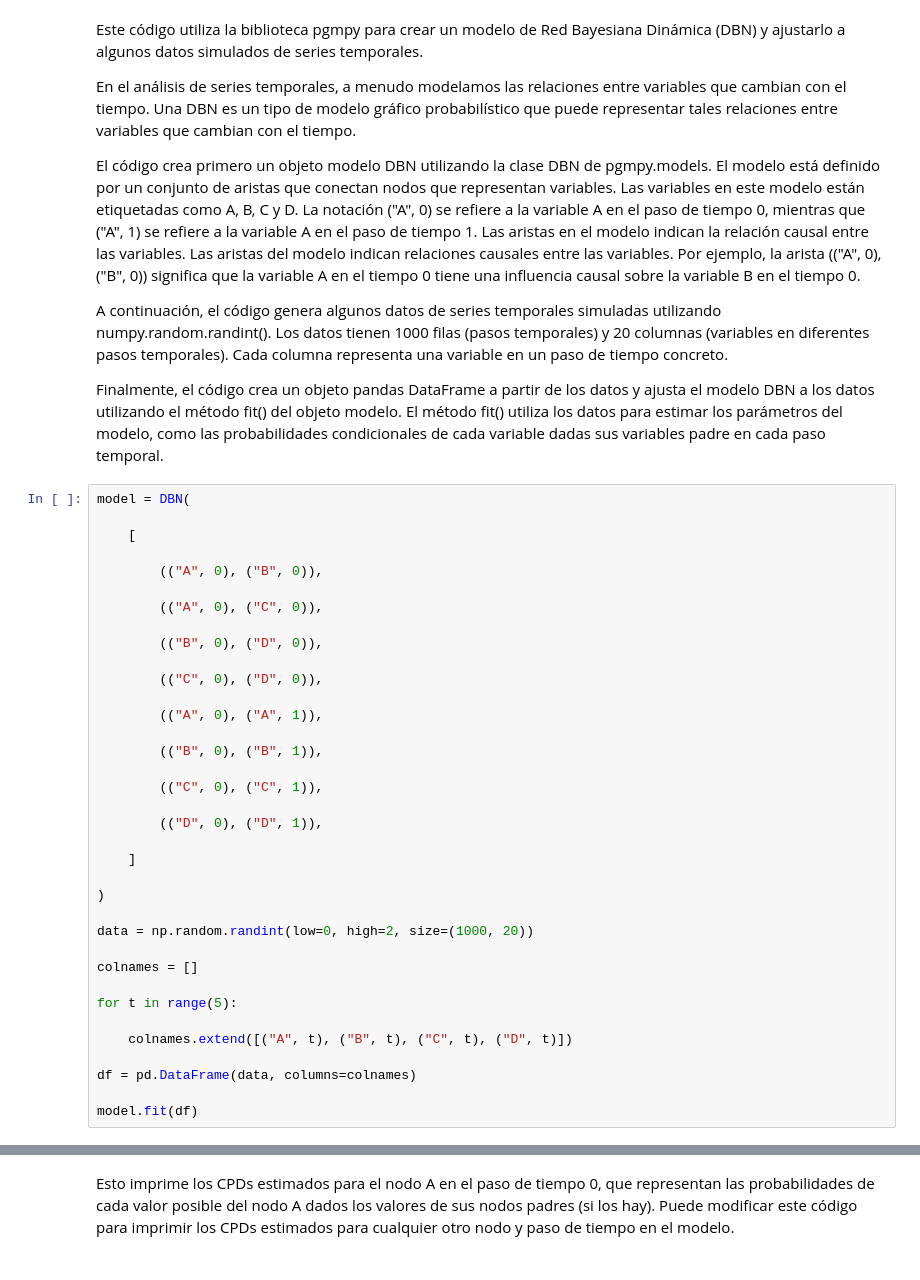
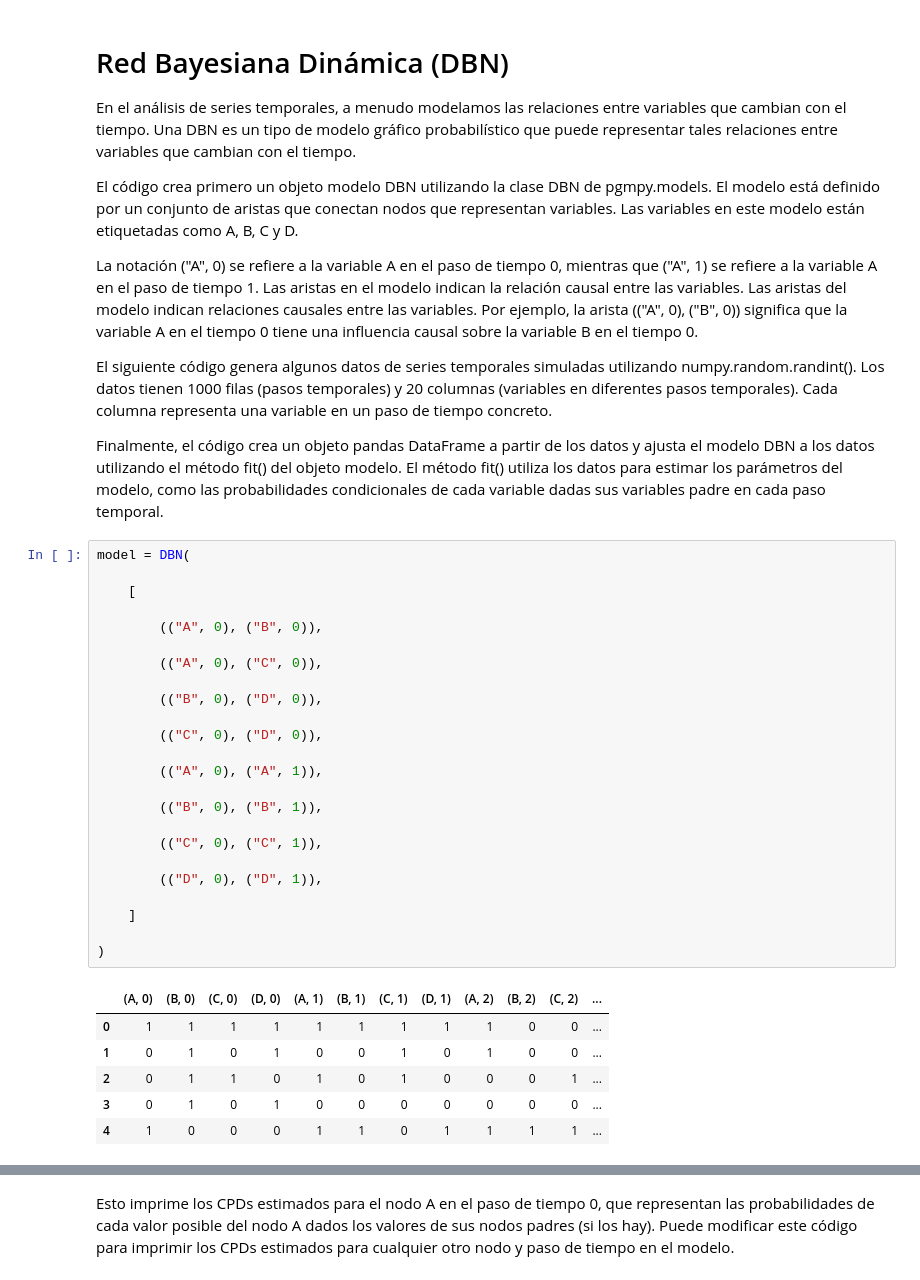
Before and after one commit to igomezv/RazonamientoProbabilistico, a Jupyter notebook: L2_3_RedesBayesianasDinamicas.ipynb, the cells around one changed output, grey strips where cells are left out. Cells and saved outputs as stored; diff of their text form.

```diff
--- a/L2_3_RedesBayesianasDinamicas.ipynb
+++ b/L2_3_RedesBayesianasDinamicas.ipynb
@@ -9,46 +8,43 @@ from pgmpy.models import DynamicBayesianNetwork as DBN
 # %% [markdown]
-Este código utiliza la biblioteca pgmpy para crear un modelo de Red Bayesiana Dinámica (DBN) y ajustarlo a algunos datos simulados de series temporales.
+# Red Bayesiana Dinámica (DBN)
 
 En el análisis de series temporales, a menudo modelamos las relaciones entre variables que cambian con el tiempo. Una DBN es un tipo de modelo gráfico probabilístico que puede representar tales relaciones entre variables que cambian con el tiempo.
 
-El código crea primero un objeto modelo DBN utilizando la clase DBN de pgmpy.models. El modelo está definido por un conjunto de aristas que conectan nodos que representan variables. Las variables en este modelo están etiquetadas como A, B, C y D. La notación ("A", 0) se refiere a la variable A en el paso de tiempo 0, mientras que ("A", 1) se refiere a la variable A en el paso de tiempo 1. Las aristas en el modelo indican la relación causal entre las variables. Las aristas del modelo indican relaciones causales entre las variables. Por ejemplo, la arista (("A", 0), ("B", 0)) significa que la variable A en el tiempo 0 tiene una influencia causal sobre la variable B en el tiempo 0.
+El código crea primero un objeto modelo DBN utilizando la clase DBN de pgmpy.models. El modelo está definido por un conjunto de aristas que conectan nodos que representan variables. Las variables en este modelo están etiquetadas como A, B, C y D.
 
-A continuación, el código genera algunos datos de series temporales simuladas utilizando numpy.random.randint(). Los datos tienen 1000 filas (pasos temporales) y 20 columnas (variables en diferentes pasos temporales). Cada columna representa una variable en un paso de tiempo concreto.
+La notación ("A", 0) se refiere a la variable A en el paso de tiempo 0, mientras que ("A", 1) se refiere a la variable A en el paso de tiempo 1. Las aristas en el modelo indican la relación causal entre las variables. Las aristas del modelo indican relaciones causales entre las variables. Por ejemplo, la arista (("A", 0), ("B", 0)) significa que la variable A en el tiempo 0 tiene una influencia causal sobre la variable B en el tiempo 0.
+
+El siguiente código genera algunos datos de series temporales simuladas utilizando numpy.random.randint(). Los datos tienen 1000 filas (pasos temporales) y 20 columnas (variables en diferentes pasos temporales). Cada columna representa una variable en un paso de tiempo concreto.
 
 Finalmente, el código crea un objeto pandas DataFrame a partir de los datos y ajusta el modelo DBN a los datos utilizando el método fit() del objeto modelo. El método fit() utiliza los datos para estimar los parámetros del modelo, como las probabilidades condicionales de cada variable dadas sus variables padre en cada paso temporal.
 # %%
 model = DBN(
 
     [
 
         (("A", 0), ("B", 0)),
 
         (("A", 0), ("C", 0)),
 
         (("B", 0), ("D", 0)),
 
         (("C", 0), ("D", 0)),
 
         (("A", 0), ("A", 1)),
 
         (("B", 0), ("B", 1)),
 
         (("C", 0), ("C", 1)),
 
         (("D", 0), ("D", 1)),
 
     ]
 
 )
-
-data = np.random.randint(low=0, high=2, size=(1000, 20))
-
-colnames = []
-
-for t in range(5):
-
-    colnames.extend([("A", t), ("B", t), ("C", t), ("D", t)])
-
-df = pd.DataFrame(data, columns=colnames)
-
-model.fit(df)
+# %% [output]
+|  | (A, 0) | (B, 0) | (C, 0) | (D, 0) | (A, 1) | (B, 1) | (C, 1) | (D, 1) | (A, 2) | (B, 2) | (C, 2) | ... |
+| 0 | 1 | 1 | 1 | 1 | 1 | 1 | 1 | 1 | 1 | 0 | 0 | ... |
+| 1 | 0 | 1 | 0 | 1 | 0 | 0 | 1 | 0 | 1 | 0 | 0 | ... |
+| 2 | 0 | 1 | 1 | 0 | 1 | 0 | 1 | 0 | 0 | 0 | 1 | ... |
+| 3 | 0 | 1 | 0 | 1 | 0 | 0 | 0 | 0 | 0 | 0 | 0 | ... |
+| 4 | 1 | 0 | 0 | 0 | 1 | 1 | 0 | 1 | 1 | 1 | 1 | ... |
```
Also changed, not shown: parts of 8 cells of this notebook.
